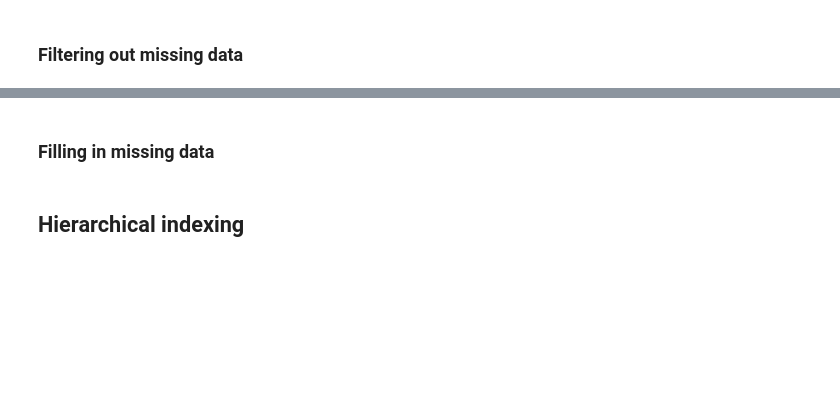
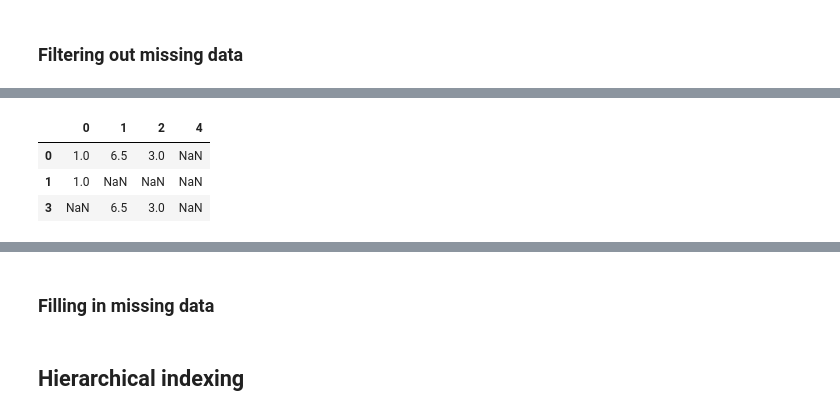
Before and after one commit to sanjiely/pydata-book, a Jupyter notebook: test-ch05.ipynb, the cells around one changed output, grey strips where cells are left out. Cells and saved outputs as stored; diff of their text form; code cells hidden in the pictures; blank space fills up the shorter version.

```diff
--- a/test-ch05.ipynb
+++ b/test-ch05.ipynb
@@ -794,5 +1369,10 @@ data
 # %%
-data.dropna(axis=1, how='all')
+data.dropna(axis=0, how='all')
+# %% [output]
+|  | 0 | 1 | 2 | 4 |
+| 0 | 1.0 | 6.5 | 3.0 | NaN |
+| 1 | 1.0 | NaN | NaN | NaN |
+| 3 | NaN | 6.5 | 3.0 | NaN |
 # %%
 df = DataFrame(np.random.randn(7, 3))
 df.ix[:4, 1] = NA; df.ix[:2, 2] = NA
```
Also changed, not shown: parts of 107 cells of this notebook.
